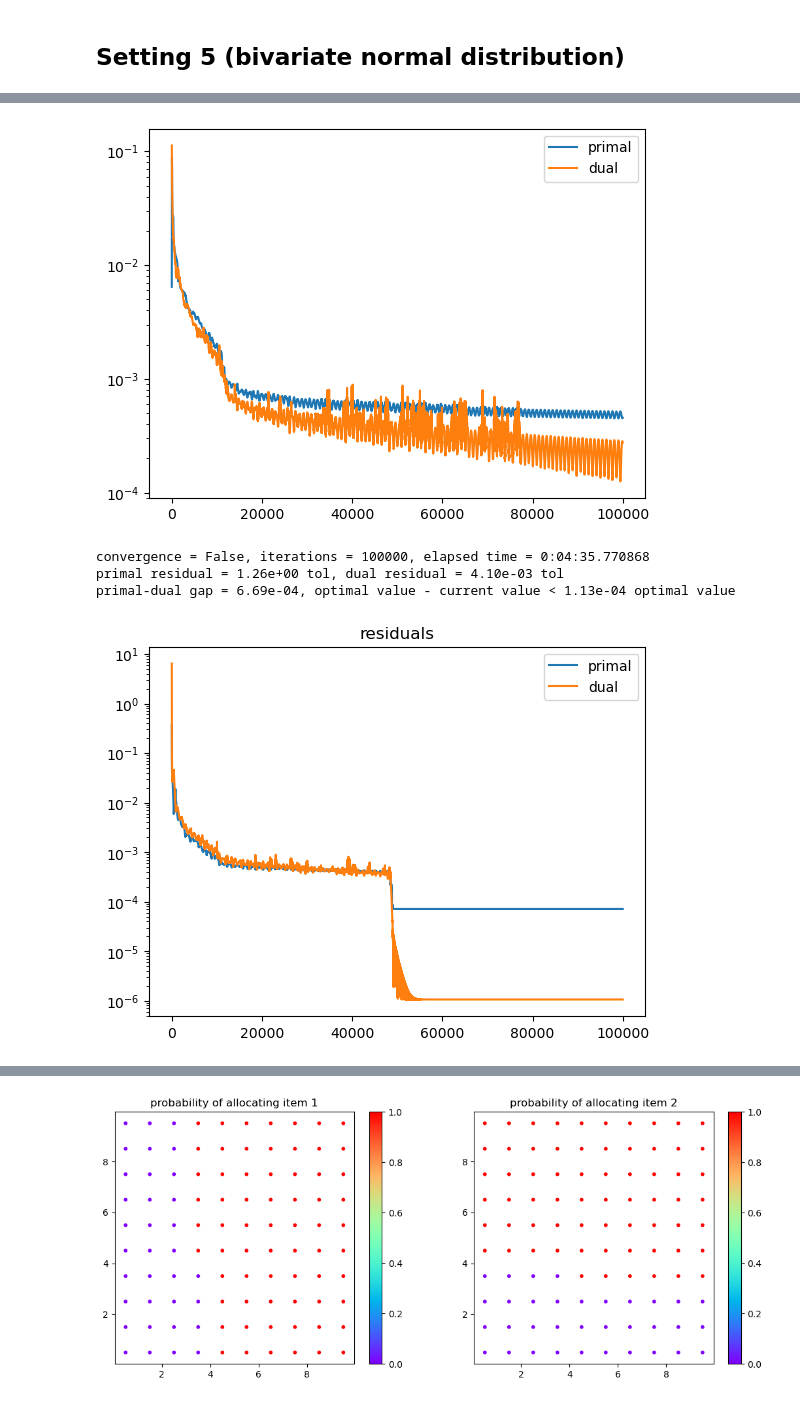
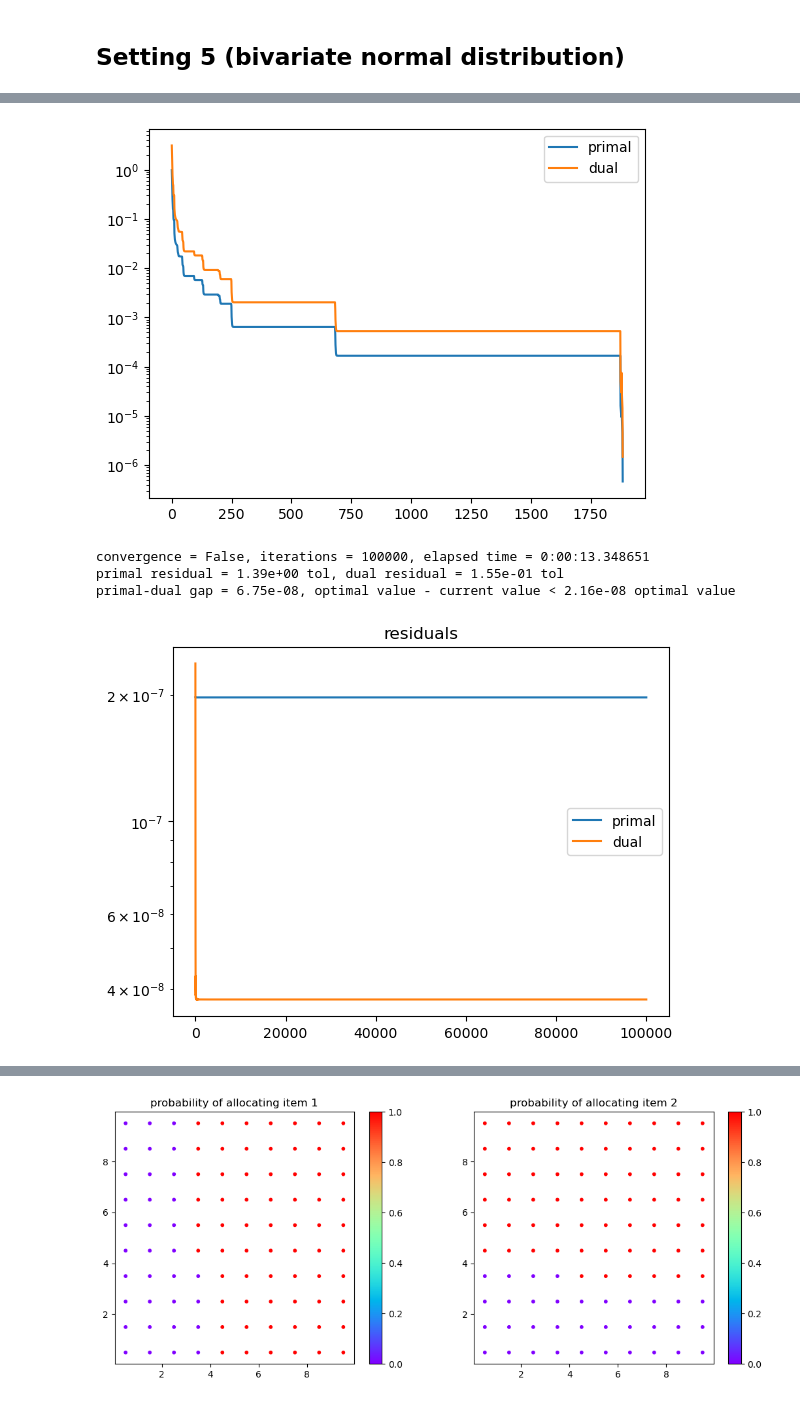
Before and after one commit to x-dupuis/screening-algo, a Jupyter notebook: examples/linear_monopolist.ipynb, the cells around one changed output, grey strips where cells are left out. Cells and saved outputs as stored; diff of their text form; code cells hidden in the pictures.

```diff
--- a/examples/linear_monopolist.ipynb
+++ b/examples/linear_monopolist.ipynb
@@ -285,7 +282,7 @@ NameError: name 'model' is not defined
 from scipy.stats import multivariate_normal
 import matplotlib.pyplot as plt
 
-n0, n1 = 40, 40
+n0, n1 = 10, 10
 t0, t1 =  np.linspace(0, 10, num=n0+1, dtype=np.float32), np.linspace(0, 10, num=n1+1, dtype=np.float32)  #  [1, 1.5, 3], [0, 0.5, 1]
 theta0 = (t0[1:]+t0[:-1])/2 ; theta1 = (t1[1:]+t1[:-1])/2
 theta0, theta1 = np.meshgrid(theta0,theta1)
@@ -298,19 +295,17 @@ f = cd[1:,1:] + cd[:-1,:-1] - cd[1:,:-1] - cd[:-1,1:]
 f = f.flatten() /  np.sum(f) # weights in the distribution
 
 ### Model parameters setting
-param = {'substituable':False}   # False for indivisible goods (constraints = cube), True for substituable goods (constraints = simplex)
+param = {'substituable':False, 'mu':mu, 'simga2':sigma2, 'rho':rho}   # False for indivisible goods (constraints = cube), True for substituable goods (constraints = simplex)
 
 ### Objects
 model = LinearMonopolist(theta, f, param)
-model.all()
-
 
 fig, axs = plt.subplots(1,2, figsize=(12,5))
 c0, c1 = np.mgrid[np.min(t0):np.max(t0):0.01, np.min(t1):np.max(t1):0.01]
 ctypes = axs[0].contourf(c0, c1, distribution.pdf(np.dstack((c0, c1))), 100)
 _ = fig.colorbar(ctypes)
 _ = axs[0].set_title('continuous')
-dtypes = axs[1].scatter(theta0, theta1, c=f, s=10)
+dtypes = axs[1].scatter(theta0, theta1, c=f)
 _ = fig.colorbar(dtypes)
 _ = axs[1].set_title('discrete')
 _ = fig.suptitle(rf'distribution of types ($\mu=${mu}, $\sigma^2=${sigma2}, $\rho=${rho})')
@@ -336,7 +331,7 @@ model.local(); k = 0; test = np.array([False,False])
 while np.all(test==False):
     k += 1
     print(f'OPTIMIZATION {k}: {len(model.indices)} IC constraints')
-    model.solve(warmstart=True, it_max = 1e5, stepratio=1,) # path='results/'+model.id) #sqrt(len(model.indices)) #len(model.indices)
+    model.solve(warmstart=True, it_max = 1e4, stepratio=0.1,) # path='results/'+model.id) #sqrt(len(model.indices)) #len(model.indices)
     # model.residuals()
     print(f'IC constraints: {len(model.IC_binding)} binding, {len(model.IC_violated)} violated\n')
     # model.indices = sorted(set(model.indices).union(model.IC_violated))
@@ -366,15 +351,15 @@ elapsed time = 0:48:59.975740
 # %%
 model.residuals()
 # %% [output]
-[figure, old version]
+[figure, new version]
 # %%
-model.solve(warmstart=True, stepratio=0.5, it_max=1e5, tol_primal=1e-6, tol_dual=1e-6, scale=True,) #path='results/'+model.id
+model.solve(warmstart=True, stepratio=0.5, it_max=1e5, tol_primal=1e-8, tol_dual=1e-8, scale=True,) #path='results/'+model.id
 model.residuals(title='residuals')
 # %% [output]
-convergence = False, iterations = 100000, elapsed time = 0:04:35.770868
-primal residual = 1.26e+00 tol, dual residual = 4.10e-03 tol
-primal-dual gap = 6.69e-04, optimal value - current value < 1.13e-04 optimal value
+convergence = False, iterations = 100000, elapsed time = 0:00:13.348651
+primal residual = 1.39e+00 tol, dual residual = 1.55e-01 tol
+primal-dual gap = 6.75e-08, optimal value - current value < 2.16e-08 optimal value
-[figure, old version]
+[figure, new version]
 # %%
 atol = 1e-6
 y0_0 = np.isclose(model.y[:model.N],0, atol=atol)
```
Also changed, not shown: parts of 13 cells of this notebook.
